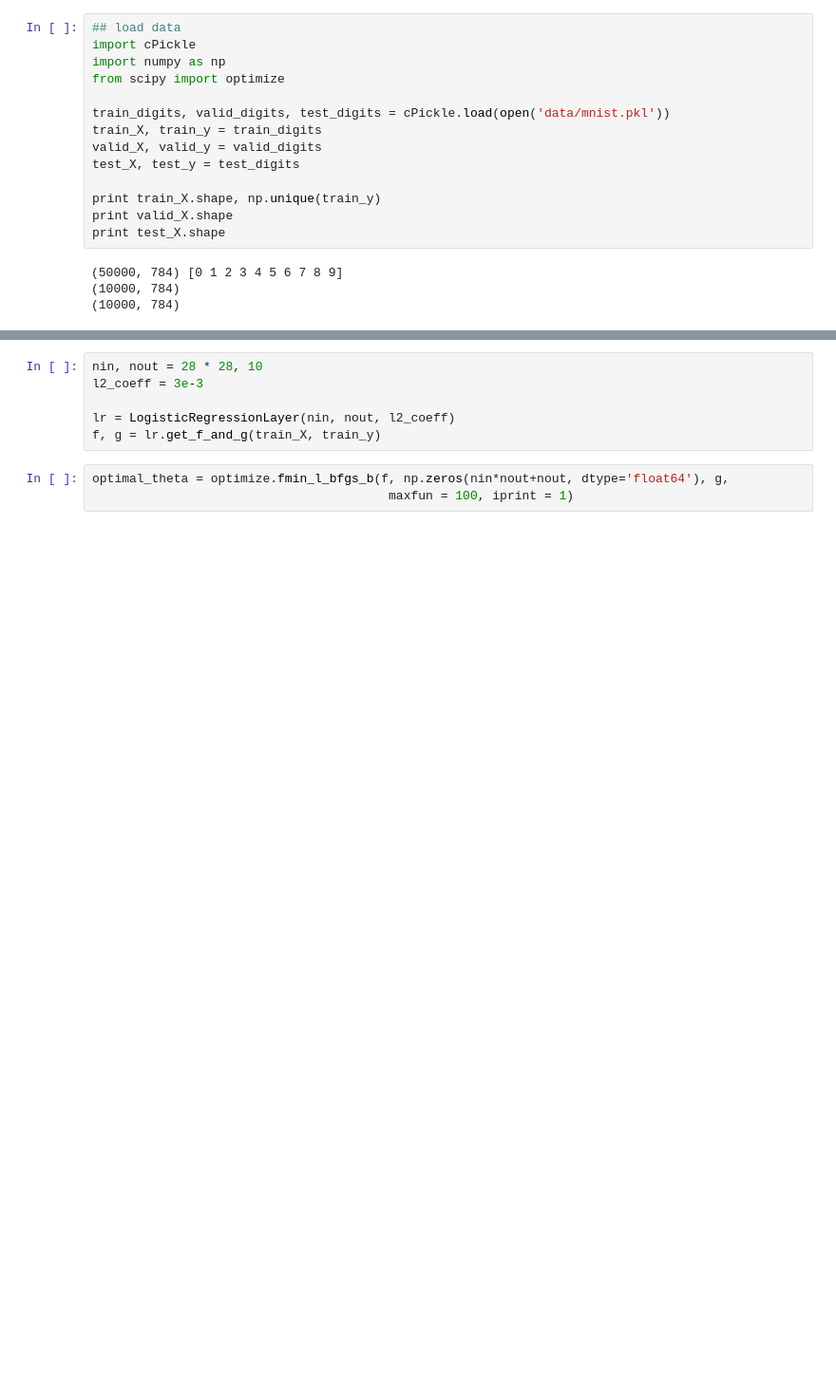
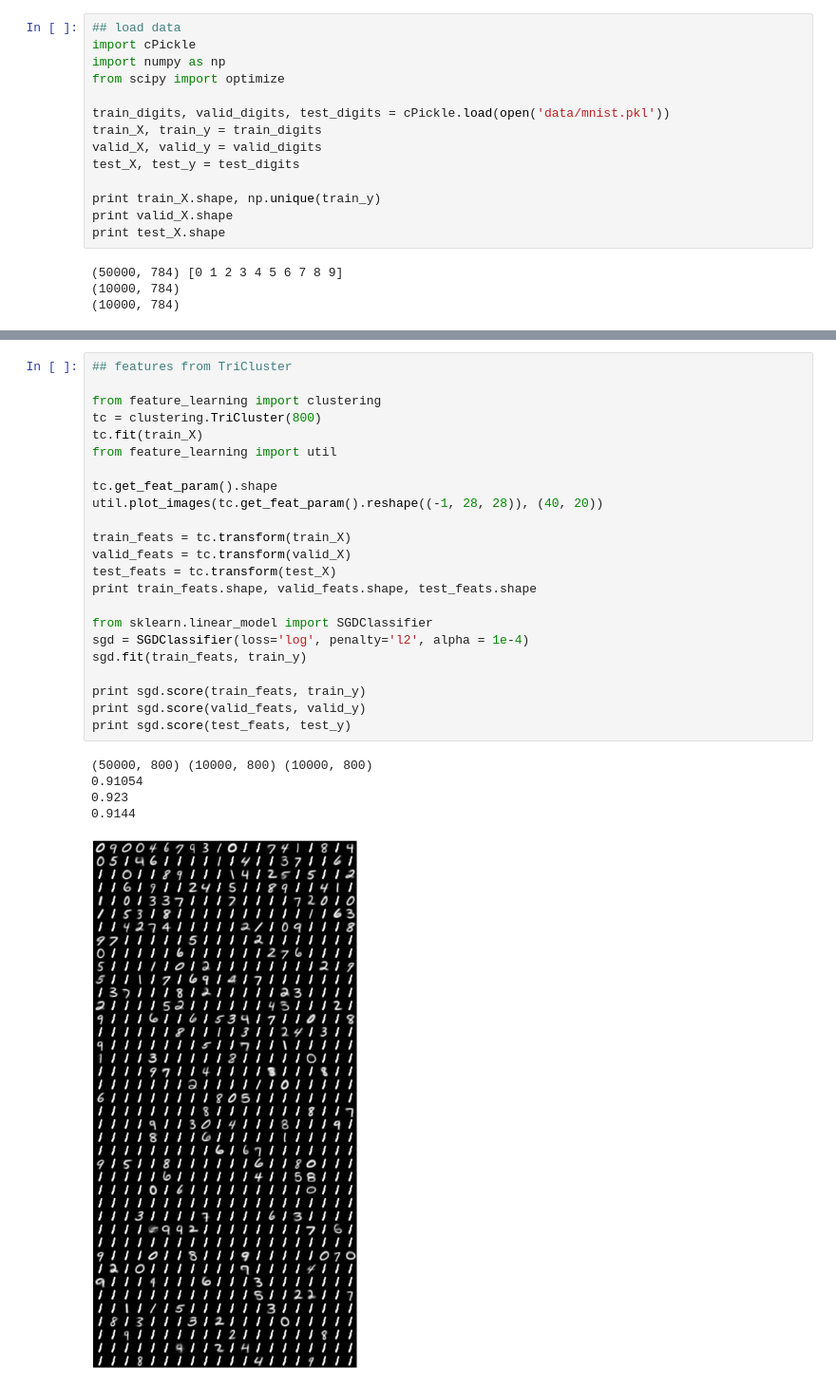
Before and after one commit to dolaameng/tutorials, a Jupyter notebook: ml-practice/test_feature_learning.ipynb, the cells around one changed output, grey strips where cells are left out. Shown at 95% size. Saved outputs shown, nothing was run; the diff lists cells and outputs as text; blank space fills up the shorter version.

```diff
--- a/ml-practice/test_feature_learning.ipynb
+++ b/ml-practice/test_feature_learning.ipynb
@@ -72,9 +25,29 @@ class LogisticRegressionLayer(object):
-# %%
-nin, nout = 28 * 28, 10
-l2_coeff = 3e-3
-
-lr = LogisticRegressionLayer(nin, nout, l2_coeff)
-f, g = lr.get_f_and_g(train_X, train_y)
-# %%
-optimal_theta = optimize.fmin_l_bfgs_b(f, np.zeros(nin*nout+nout, dtype='float64'), g,
-                                        maxfun = 100, iprint = 1)
+# %%
+## features from TriCluster
+
+from feature_learning import clustering
+tc = clustering.TriCluster(800)
+tc.fit(train_X)
+from feature_learning import util
+
+tc.get_feat_param().shape
+util.plot_images(tc.get_feat_param().reshape((-1, 28, 28)), (40, 20))
+
+train_feats = tc.transform(train_X)
+valid_feats = tc.transform(valid_X)
+test_feats = tc.transform(test_X)
+print train_feats.shape, valid_feats.shape, test_feats.shape
+
+from sklearn.linear_model import SGDClassifier
+sgd = SGDClassifier(loss='log', penalty='l2', alpha = 1e-4)
+sgd.fit(train_feats, train_y)
+
+print sgd.score(train_feats, train_y)
+print sgd.score(valid_feats, valid_y)
+print sgd.score(test_feats, test_y)
+# %% [output]
+(50000, 800) (10000, 800) (10000, 800)
+0.91054
+0.923
+0.9144
+[figure, added]
```
Also changed, not shown: parts of 11 cells of this notebook, 2 other files.
